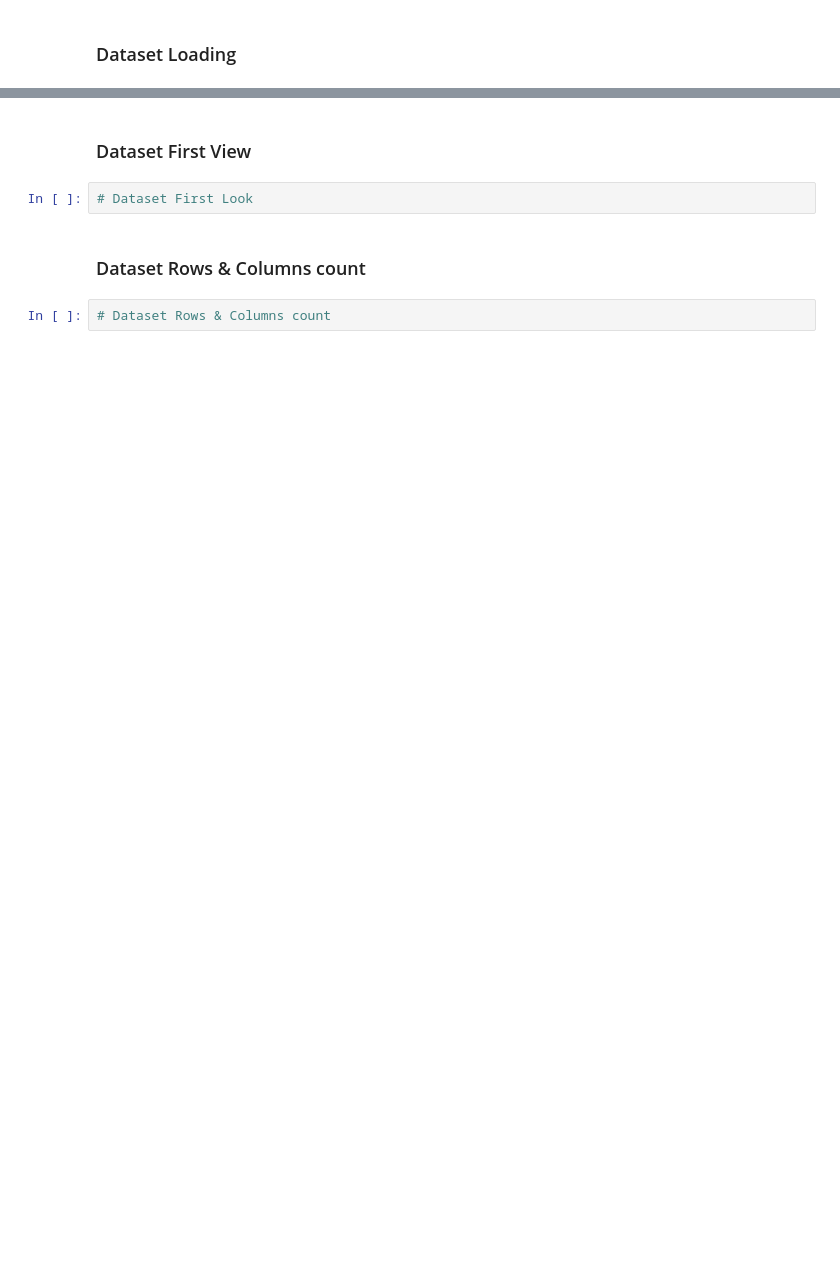
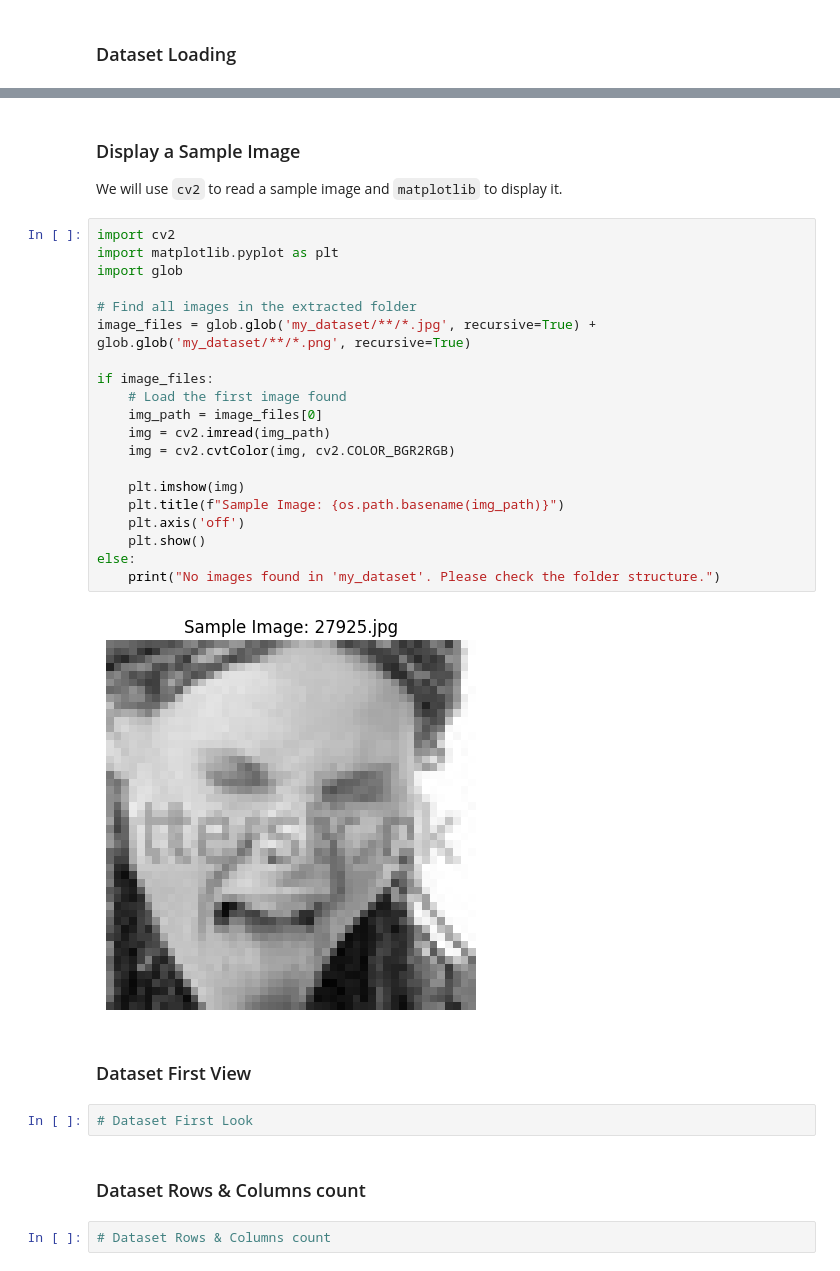
Before and after one commit to amol004/DeepFER-Facial-Emotion-Recognition-Using-Deep-Learning, a Jupyter notebook: DeepFER_Facial_Emotion_Recognition_Using_Deep_Learning.ipynb, the cells around one changed output, grey strips where cells are left out. Cells and saved outputs as stored; diff of their text form; blank space fills up the shorter version.

```diff
--- a/DeepFER_Facial_Emotion_Recognition_Using_Deep_Learning.ipynb
+++ b/DeepFER_Facial_Emotion_Recognition_Using_Deep_Learning.ipynb
@@ -89,3 +166,28 @@ M - Multivariate Analysis
+# %% [markdown]
+### Display a Sample Image
+We will use `cv2` to read a sample image and `matplotlib` to display it.
+# %%
+import cv2
+import matplotlib.pyplot as plt
+import glob
+
+# Find all images in the extracted folder
+image_files = glob.glob('my_dataset/**/*.jpg', recursive=True) + glob.glob('my_dataset/**/*.png', recursive=True)
+
+if image_files:
+    # Load the first image found
+    img_path = image_files[0]
+    img = cv2.imread(img_path)
+    img = cv2.cvtColor(img, cv2.COLOR_BGR2RGB)
+
+    plt.imshow(img)
+    plt.title(f"Sample Image: {os.path.basename(img_path)}")
+    plt.axis('off')
+    plt.show()
+else:
+    print("No images found in 'my_dataset'. Please check the folder structure.")
+# %% [output]
+[figure, added]
 # %% [markdown]
 ### Dataset First View
 # %%
```
Also changed, not shown: parts of 11 cells of this notebook.
